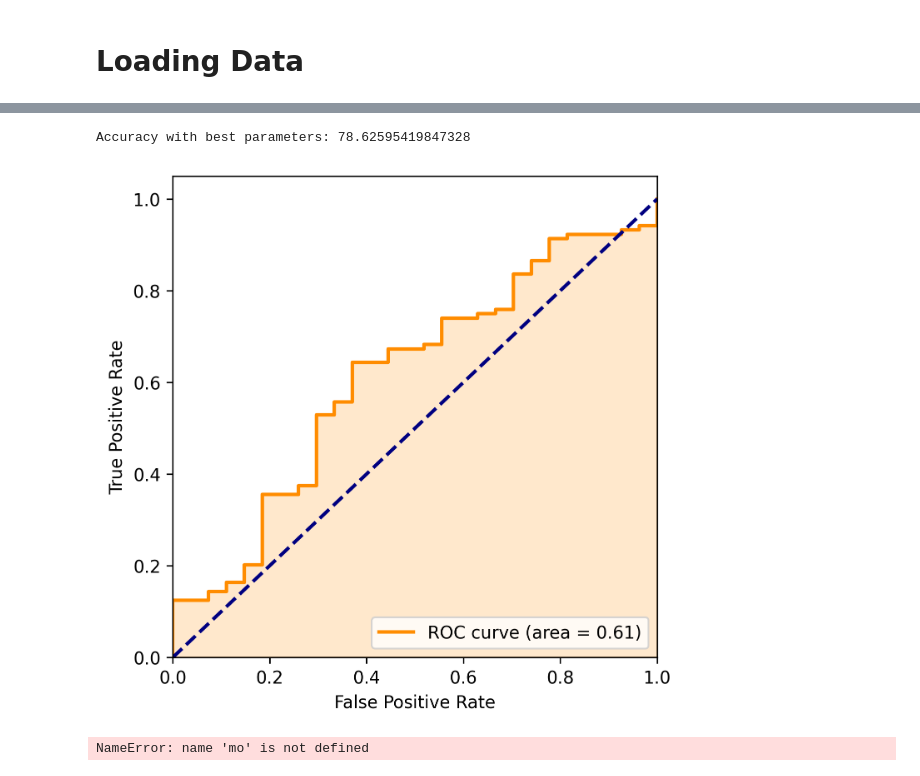
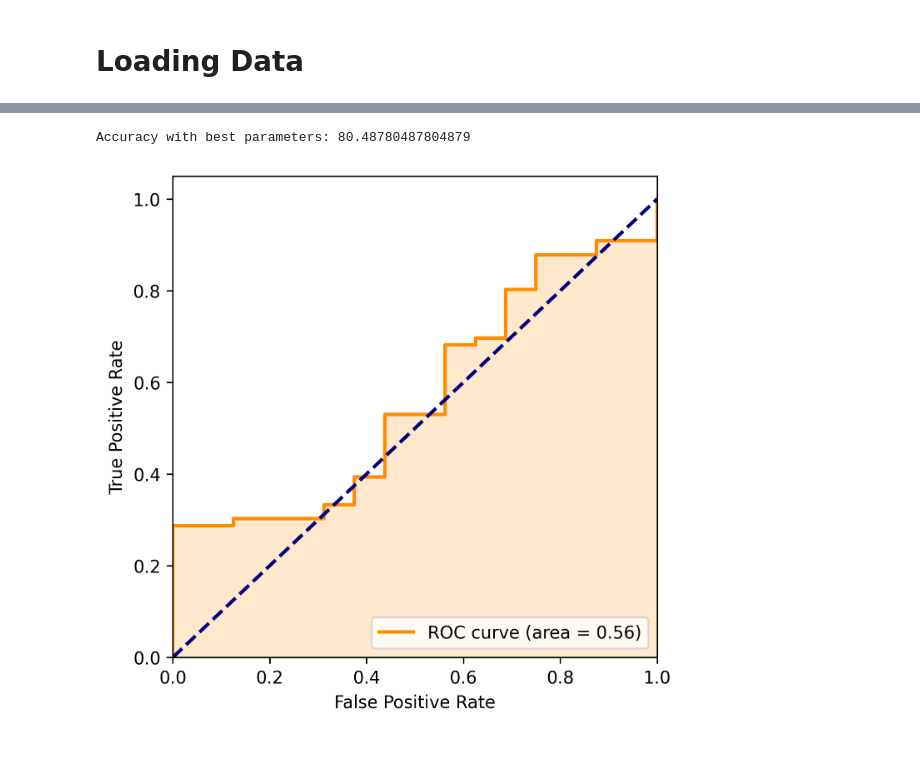
Before and after one commit to sitdownkevin/IBD-EDA, a Jupyter notebook: aes/aes_2024_logistic_regression.ipynb, the cells around one changed output, grey strips where cells are left out. Cells and saved outputs as stored; diff of their text form; code cells hidden in the pictures.

```diff
--- a/aes/aes_2024_logistic_regression.ipynb
+++ b/aes/aes_2024_logistic_regression.ipynb
@@ -9,6 +12,13 @@ from sklearn.model_selection import train_test_split, GridSearchCV, RandomizedSe
 # %% [markdown]
 # Loading Data
 # %%
-data = pd.read_csv('./data_processed/data_norm.csv', index_col=0)
+data = pd.read_csv('./data_processed/data_norm_dod.csv', index_col=0)
 data.fillna(data.mean(), inplace=True)
 data.los = (data.los <= 4).astype(int)
+
+data_live = data[data.mortality == 0]
+data_dead = data[data.mortality == 1]
+
+data.drop(columns=['mortality'], inplace=True)
+data_live.drop(columns=['mortality'], inplace=True)
+data_dead.drop(columns=['mortality'], inplace=True)
@@ -32,39 +34,48 @@ LogisticRegression(max_iter=1000)
-# %%
-y_pred = model.predict(X_test)
-
-accuracy = accuracy_score(y_test, y_pred)
-
-print(f"Accuracy with best parameters: {accuracy * 100.0}")
-# %% [output]
-Accuracy with best parameters: 78.62595419847328
 # %%
-y_scores = model.predict_proba(X_test)[:, 1]
+def run(data):
+    X = data.loc[:, data.columns != 'los']
+    y = data.loc[:, data.columns == 'los']
 
-fpr, tpr, thresholds = roc_curve(y_test, y_scores)
+    X_train, X_test, y_train, y_test = train_test_split(X, y, test_size=0.2, random_state=42)
 
-roc_auc = auc(fpr, tpr)
+    model = LogisticRegression(max_iter=1000)
 
-plt.figure(figsize=(5, 5), dpi=300)
+    model.fit(X_train, y_train)
 
-plt.plot(fpr,
-         tpr,
-         color='darkorange',
-         lw=2,
-         label=f'ROC curve (area = {roc_auc:.2f})')
+    y_pred = model.predict(X_test)
 
-plt.fill_between(fpr, tpr, color='darkorange', alpha=0.2)  # alpha 参数控制填充颜色的透明度
+    accuracy = accuracy_score(y_test, y_pred)
+
+    print(f"Accuracy with best parameters: {accuracy * 100.0}")
+
+    y_scores = model.predict_proba(X_test)[:, 1]
+
+    fpr, tpr, thresholds = roc_curve(y_test, y_scores)
+
+    roc_auc = auc(fpr, tpr)
+
+    plt.figure(figsize=(5, 5), dpi=300)
+
+    plt.plot(fpr,
+            tpr,
+            color='darkorange',
+            lw=2,
+            label=f'ROC curve (area = {roc_auc:.2f})')
+
+    plt.fill_between(fpr, tpr, color='darkorange', alpha=0.2)  # alpha 参数控制填充颜色的透明度
 
 
-plt.plot([0, 1], [0, 1], color='navy', lw=2, linestyle='--')
-plt.xlim([0.0, 1.0])
-plt.ylim([0.0, 1.05])
-plt.xlabel('False Positive Rate')
-plt.ylabel('True Positive Rate')
-plt.legend(loc="lower right")
-plt.show()
+    plt.plot([0, 1], [0, 1], color='navy', lw=2, linestyle='--')
+    plt.xlim([0.0, 1.0])
+    plt.ylim([0.0, 1.05])
+    plt.xlabel('False Positive Rate')
+    plt.ylabel('True Positive Rate')
+    plt.legend(loc="lower right")
+    plt.show()
+
+    return model
-# %% [output]
-[figure, removed]
-# %%
-mo
-# %% [output]
-NameError: name 'mo' is not defined
+# %%
+model_live = run(data_live)
+# %% [output]
+Accuracy with best parameters: 80.48780487804879
+[figure, added]
```
Also changed, not shown: parts of 8 cells of this notebook, 2 other files.
